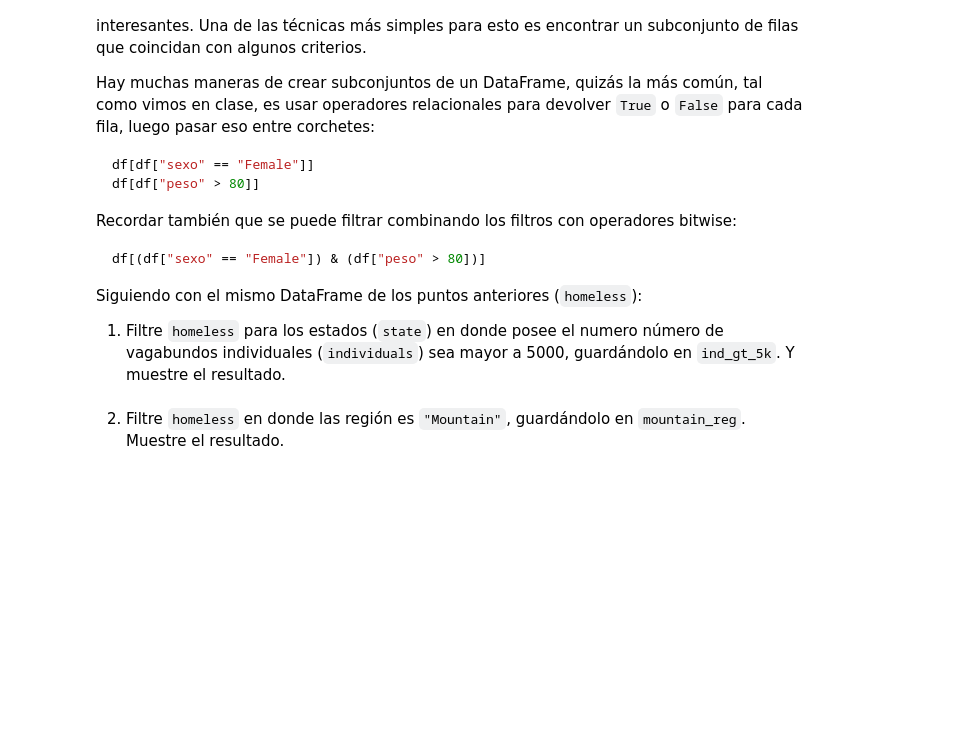
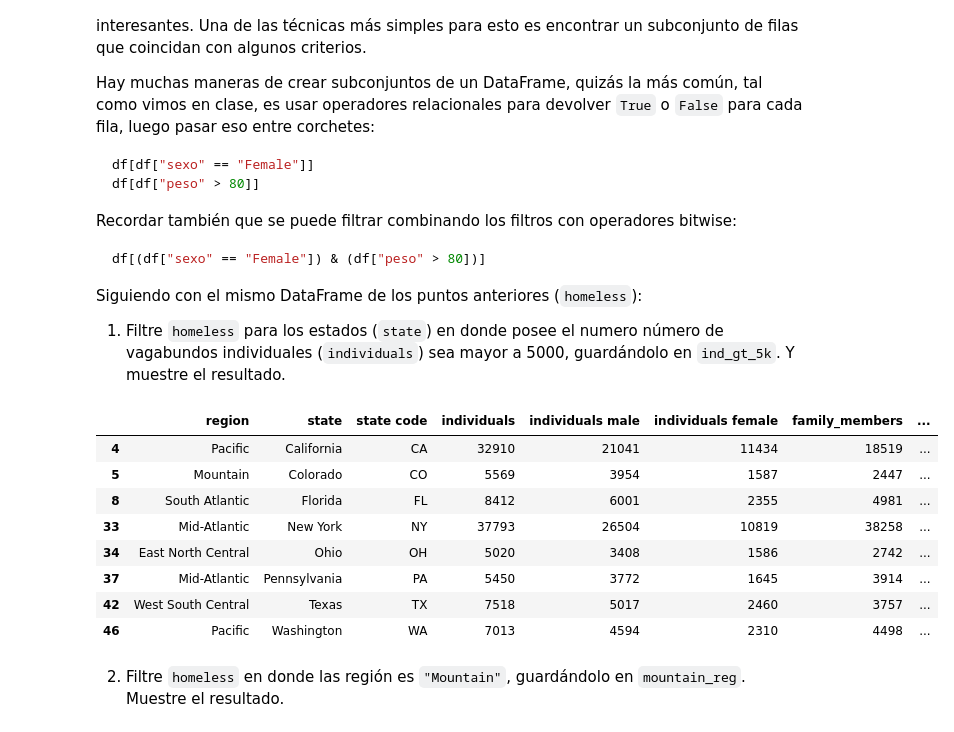
Before and after one commit to Vic-bit/aprMaqI_CEIA, a Jupyter notebook: clase0/practica/3 - Ejercicios Pandas - Homeless.ipynb, the cells around one changed output. Cells and saved outputs as stored; diff of their text form; code cells hidden in the pictures; blank space fills up the shorter version.

```diff
--- a/clase0/practica/3 - Ejercicios Pandas - Homeless.ipynb
+++ b/clase0/practica/3 - Ejercicios Pandas - Homeless.ipynb
@@ -163,8 +284,18 @@ Siguiendo con el mismo DataFrame de los puntos anteriores (`homeless`):
 
 1. Filtre  `homeless` para los estados (`state`) en donde posee el numero número de vagabundos individuales (`individuals`) sea mayor a 5000, guardándolo en `ind_gt_5k`. Y muestre el resultado.
 # %%
-ind_gt_5k = ___[___["individuals"] > 5000]
+ind_gt_5k = homeless[homeless["individuals"] > 5000]
 
 ind_gt_5k
+# %% [output]
+|  | region | state | state code | individuals | individuals male | individuals female | family_members | ... |
+| 4 | Pacific | California | CA | 32910 | 21041 | 11434 | 18519 | ... |
+| 5 | Mountain | Colorado | CO | 5569 | 3954 | 1587 | 2447 | ... |
+| 8 | South Atlantic | Florida | FL | 8412 | 6001 | 2355 | 4981 | ... |
+| 33 | Mid-Atlantic | New York | NY | 37793 | 26504 | 10819 | 38258 | ... |
+| 34 | East North Central | Ohio | OH | 5020 | 3408 | 1586 | 2742 | ... |
+| 37 | Mid-Atlantic | Pennsylvania | PA | 5450 | 3772 | 1645 | 3914 | ... |
+| 42 | West South Central | Texas | TX | 7518 | 5017 | 2460 | 3757 | ... |
+| 46 | Pacific | Washington | WA | 7013 | 4594 | 2310 | 4498 | ... |
 # %% [markdown]
 2. Filtre `homeless` en donde las región es `"Mountain"`, guardándolo en `mountain_reg`. Muestre el resultado.
```
Also changed, not shown: parts of 29 cells of this notebook.
